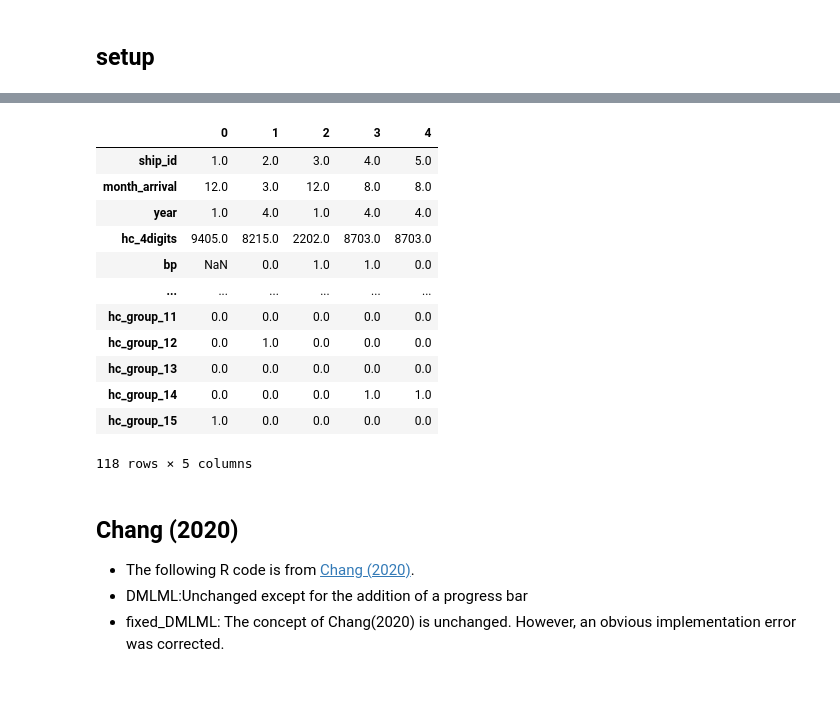
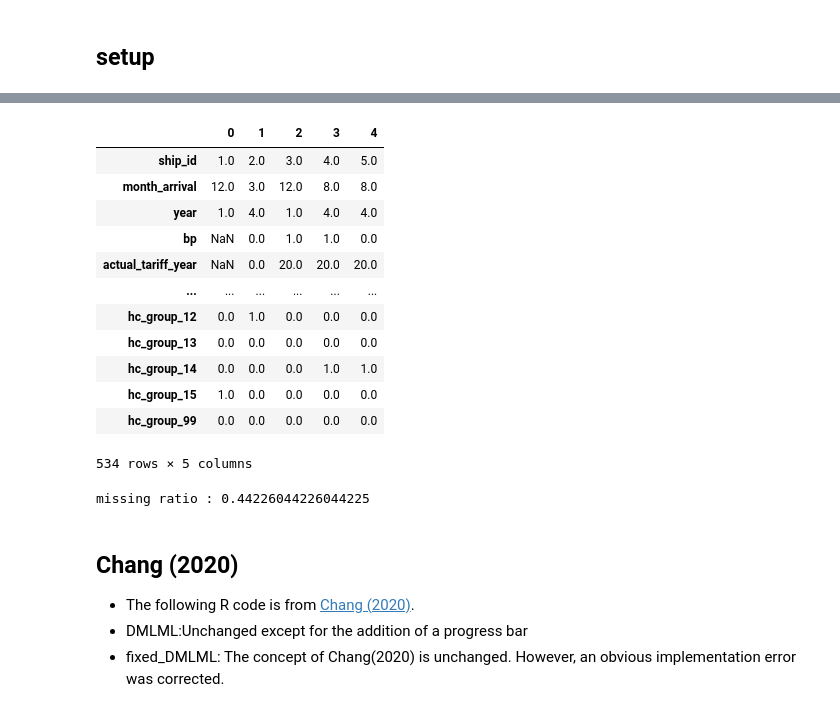
Before and after one commit to MasaAsami/modified_DMLDiD_RCS, a Jupyter notebook: notebooks/Reproduction_of_DMLDiD_RCS_with_fixed_DataProcessing.ipynb, the cells around one changed output, grey strips where cells are left out. Cells and saved outputs as stored; diff of their text form; code cells hidden in the pictures.

```diff
--- a/notebooks/Reproduction_of_DMLDiD_RCS_with_fixed_DataProcessing.ipynb
+++ b/notebooks/Reproduction_of_DMLDiD_RCS_with_fixed_DataProcessing.ipynb
@@ -45,58 +69,56 @@ from dmldid.model_rcs import DMLDiD_RCS
 # %%
-DATA_PATH = "data/Bribes_Regression.dta"
-
-df = pd.read_stata(DATA_PATH)
-df = df.rename(columns={"lba": "Y", "tariff_change_2008": "D", "post_2008": "T"})
 del df["day_w_arrival_post2008"]
 del df["psi_post_2008"]
 df = pd.concat(
     [
         df,
-        pd.get_dummies(df["reason_bribe"], drop_first=False, prefix="reason_bribe"),
-        pd.get_dummies(df["b_recipient"], drop_first=False, prefix="b_recipient"),
-        pd.get_dummies(df["day_w_arrival"], drop_first=False, prefix="day_w_arrival"),
-        pd.get_dummies(df["monitor"], drop_first=False, prefix="monitor"),
-        pd.get_dummies(df["psi"], drop_first=False, prefix="psi"),
-        pd.get_dummies(df["term"], drop_first=False, prefix="term"),
+        pd.get_dummies(df["hc_4digits"], drop_first=True, prefix="hc_4digits"),
+        pd.get_dummies(df["reason_bribe"], drop_first=True, prefix="reason_bribe"),
+        pd.get_dummies(df["b_recipient"], drop_first=True, prefix="b_recipient"),
+        pd.get_dummies(df["day_w_arrival"], drop_first=True, prefix="day_w_arrival"),
+        pd.get_dummies(df["monitor"], drop_first=True, prefix="monitor"),
+        pd.get_dummies(df["psi"], drop_first=True, prefix="psi"),
+        pd.get_dummies(df["term"], drop_first=True, prefix="term"),
         pd.get_dummies(
-            df["clear_agent"].fillna(-1).astype(int),
-            drop_first=False,
+            df["clear_agent"].fillna(99).astype(int),
+            drop_first=True,
             prefix="clear_agent",
         ),
         pd.get_dummies(
-            df["hc_group"].fillna(-1).astype(int), drop_first=False, prefix="hc_group"
+            df["hc_group"].fillna(99).astype(int), drop_first=False, prefix="hc_group"
         ),
     ],
     axis=1,
 ).drop(
     [
+        "hc_4digits",
         "reason_bribe",
         "b_recipient",
         "day_w_arrival",
         "monitor",
         "psi",
         "term",
         "clear_agent",
         "hc_group",
     ],
     axis=1,
 )
 
 df.head().T
 # %% [output]
 |  | 0 | 1 | 2 | 3 | 4 |
 | ship_id | 1.0 | 2.0 | 3.0 | 4.0 | 5.0 |
 | month_arrival | 12.0 | 3.0 | 12.0 | 8.0 | 8.0 |
 | year | 1.0 | 4.0 | 1.0 | 4.0 | 4.0 |
-| hc_4digits | 9405.0 | 8215.0 | 2202.0 | 8703.0 | 8703.0 |
 | bp | NaN | 0.0 | 1.0 | 1.0 | 0.0 |
+| actual_tariff_year | NaN | 0.0 | 20.0 | 20.0 | 20.0 |
 | ... | ... | ... | ... | ... | ... |
-| hc_group_11 | 0.0 | 0.0 | 0.0 | 0.0 | 0.0 |
 | hc_group_12 | 0.0 | 1.0 | 0.0 | 0.0 | 0.0 |
 | hc_group_13 | 0.0 | 0.0 | 0.0 | 0.0 | 0.0 |
 | hc_group_14 | 0.0 | 0.0 | 0.0 | 1.0 | 1.0 |
 | hc_group_15 | 1.0 | 0.0 | 0.0 | 0.0 | 0.0 |
+| hc_group_99 | 0.0 | 0.0 | 0.0 | 0.0 | 0.0 |
-118 rows × 5 columns
+534 rows × 5 columns
 # %%
 X_cols = [
     "tariff2007",
@@ -120,3 +145,7 @@ t_col = "T"
+# %%
+print("missing ratio :", len(df_dropna) / len(df))
+# %% [output]
+missing ratio : 0.44226044226044225
 # %% [markdown]
 ## Chang (2020)
 - The following R code is from [Chang (2020)](https://github.com/NengChiehChang/Diff-in-Diff/blob/master/Table%202/DMLML.R).
```
Also changed, not shown: parts of 12 cells of this notebook, 17 other files.
